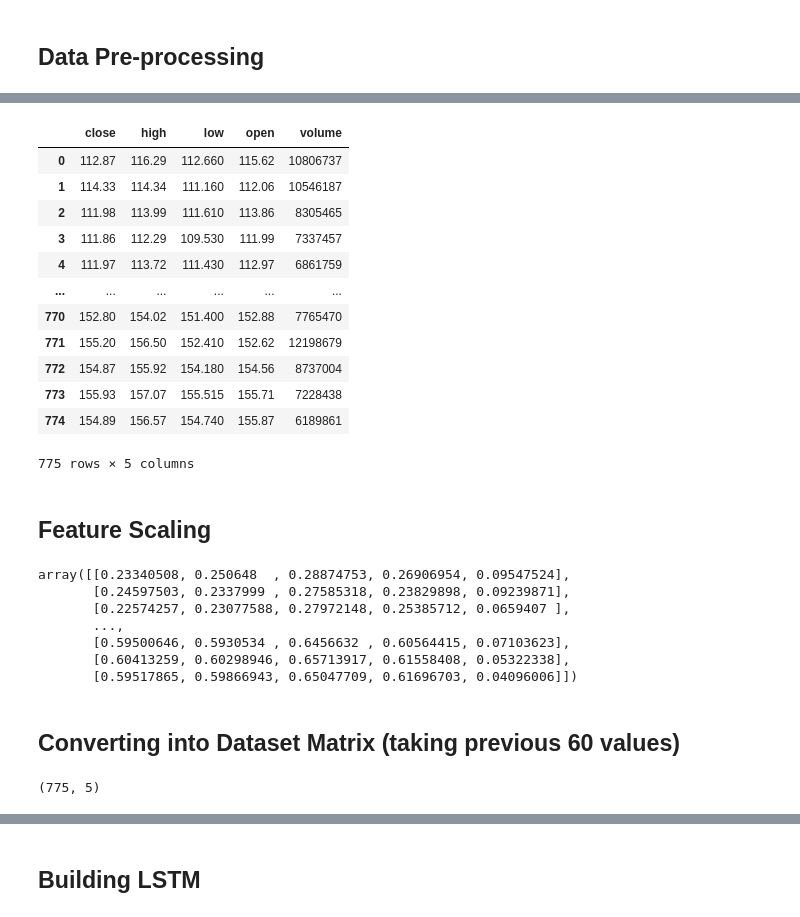
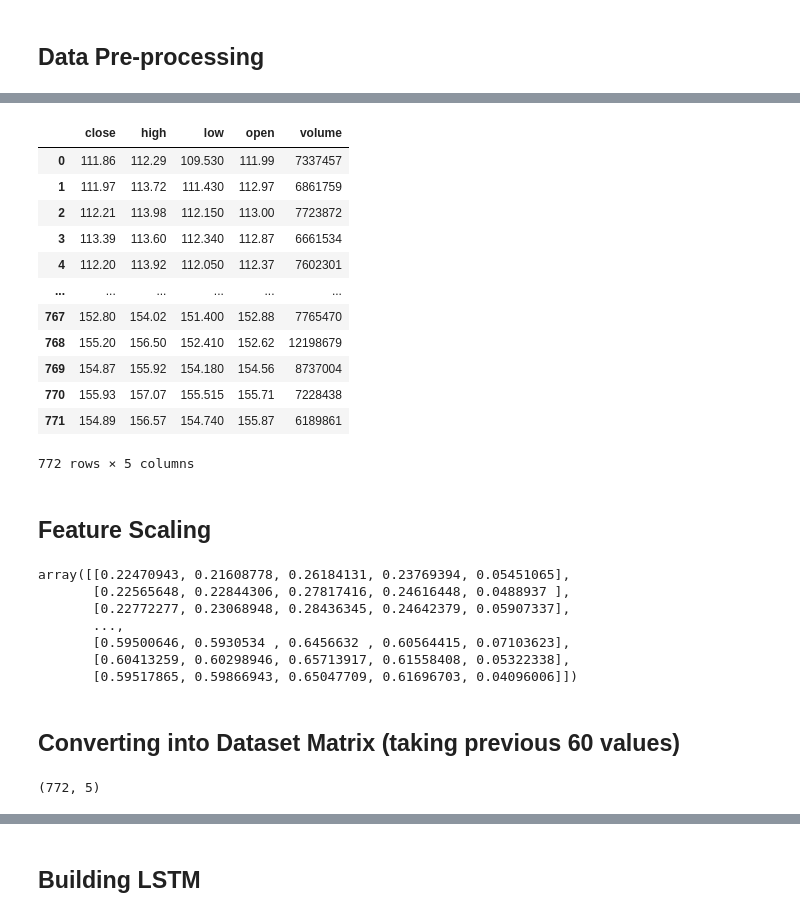
Before and after one commit to sneha180209/Stock-Closing-Price-Prediction, a Jupyter notebook: stockcloseprediction_lstm copy.ipynb, the cells around one changed output, grey strips where cells are left out. Cells and saved outputs as stored; diff of their text form; code cells hidden in the pictures.

```diff
--- a/stockcloseprediction_lstm copy.ipynb
+++ b/stockcloseprediction_lstm copy.ipynb
@@ -76,31 +69,30 @@ df_test, df_training
-# %%
-training_df = df_training[['close']].values
-training_df
-# %% [output]
-|  | close | high | low | open | volume |
-| 0 | 112.87 | 116.29 | 112.660 | 115.62 | 10806737 |
-| 1 | 114.33 | 114.34 | 111.160 | 112.06 | 10546187 |
-| 2 | 111.98 | 113.99 | 111.610 | 113.86 | 8305465 |
-| 3 | 111.86 | 112.29 | 109.530 | 111.99 | 7337457 |
-| 4 | 111.97 | 113.72 | 111.430 | 112.97 | 6861759 |
-| ... | ... | ... | ... | ... | ... |
-| 770 | 152.80 | 154.02 | 151.400 | 152.88 | 7765470 |
-| 771 | 155.20 | 156.50 | 152.410 | 152.62 | 12198679 |
-| 772 | 154.87 | 155.92 | 154.180 | 154.56 | 8737004 |
-| 773 | 155.93 | 157.07 | 155.515 | 155.71 | 7228438 |
-| 774 | 154.89 | 156.57 | 154.740 | 155.87 | 6189861 |
-775 rows × 5 columns
+# %%
+training_df=df_training.drop(['symbol','date','adjClose','adjHigh','adjLow','adjOpen','adjVolume','divCash','splitFactor'], axis=1)
+training_df
+# %% [output]
+|  | close | high | low | open | volume |
+| 0 | 111.86 | 112.29 | 109.530 | 111.99 | 7337457 |
+| 1 | 111.97 | 113.72 | 111.430 | 112.97 | 6861759 |
+| 2 | 112.21 | 113.98 | 112.150 | 113.00 | 7723872 |
+| 3 | 113.39 | 113.60 | 112.340 | 112.87 | 6661534 |
+| 4 | 112.20 | 113.92 | 112.050 | 112.37 | 7602301 |
+| ... | ... | ... | ... | ... | ... |
+| 767 | 152.80 | 154.02 | 151.400 | 152.88 | 7765470 |
+| 768 | 155.20 | 156.50 | 152.410 | 152.62 | 12198679 |
+| 769 | 154.87 | 155.92 | 154.180 | 154.56 | 8737004 |
+| 770 | 155.93 | 157.07 | 155.515 | 155.71 | 7228438 |
+| 771 | 154.89 | 156.57 | 154.740 | 155.87 | 6189861 |
+772 rows × 5 columns
 # %% [markdown]
 ## Feature Scaling
 # %%
 scaler=MinMaxScaler(feature_range=(0,1))
 training_df=scaler.fit_transform(training_df)
-# training_df=scaler.fit_transform(np.array(training_df).reshape(-1,1))
 training_df
 # %% [output]
-array([[0.23340508, 0.250648  , 0.28874753, 0.26906954, 0.09547524],
-       [0.24597503, 0.2337999 , 0.27585318, 0.23829898, 0.09239871],
-       [0.22574257, 0.23077588, 0.27972148, 0.25385712, 0.0659407 ],
+array([[0.22470943, 0.21608778, 0.26184131, 0.23769394, 0.05451065],
+       [0.22565648, 0.22844306, 0.27817416, 0.24616448, 0.0488937 ],
+       [0.22772277, 0.23068948, 0.28436345, 0.24642379, 0.05907337],
        ...,
        [0.59500646, 0.5930534 , 0.6456632 , 0.60564415, 0.07103623],
        [0.60413259, 0.60298946, 0.65713917, 0.61558408, 0.05322338],
@@ -113,7 +105,7 @@ y_train=[]
 # %%
 training_df.shape
 # %% [output]
-(775, 5)
+(772, 5)
 # %%
 ltrain=training_df.shape[0]
 
```
Also changed, not shown: parts of 17 cells of this notebook, 2 other files.
